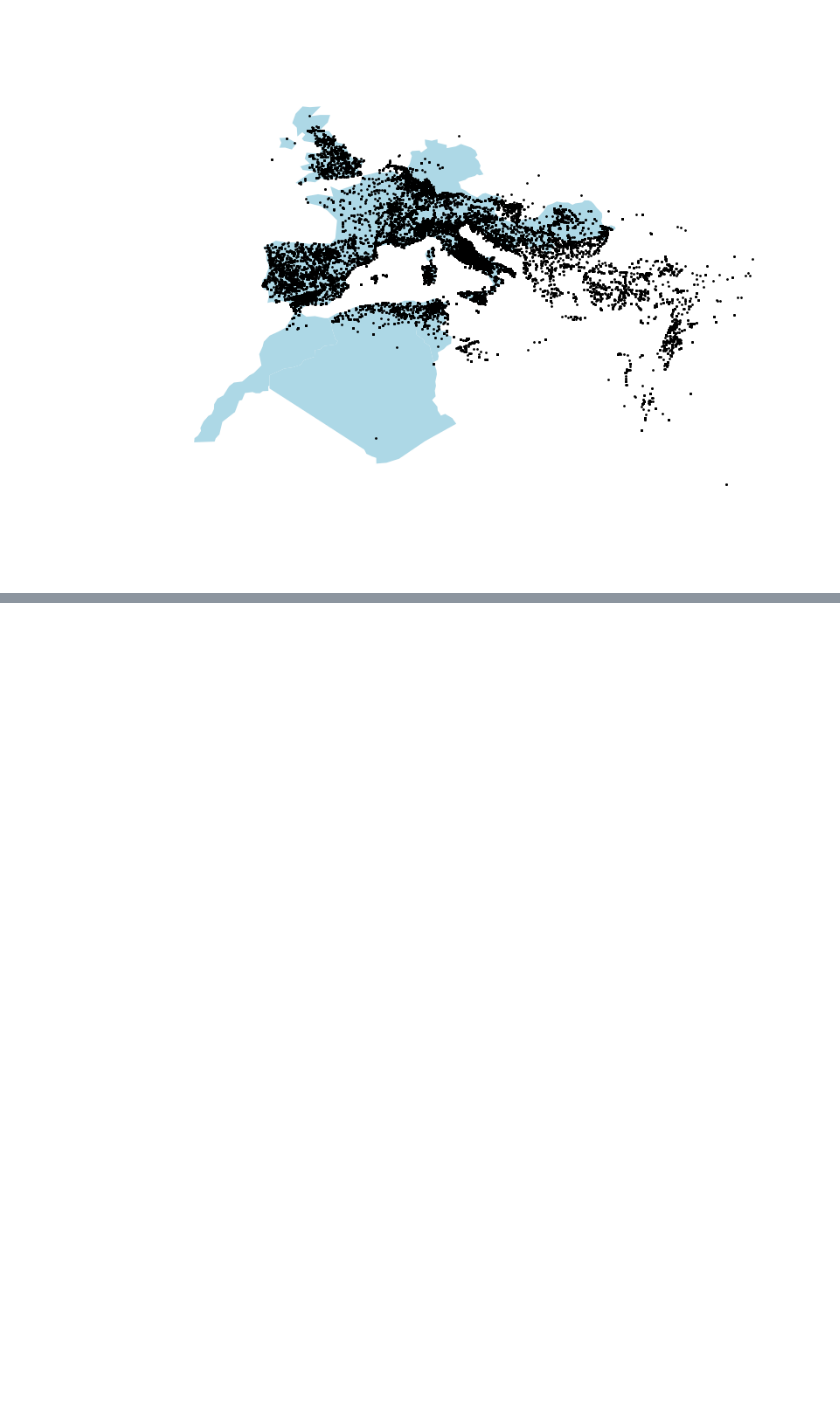
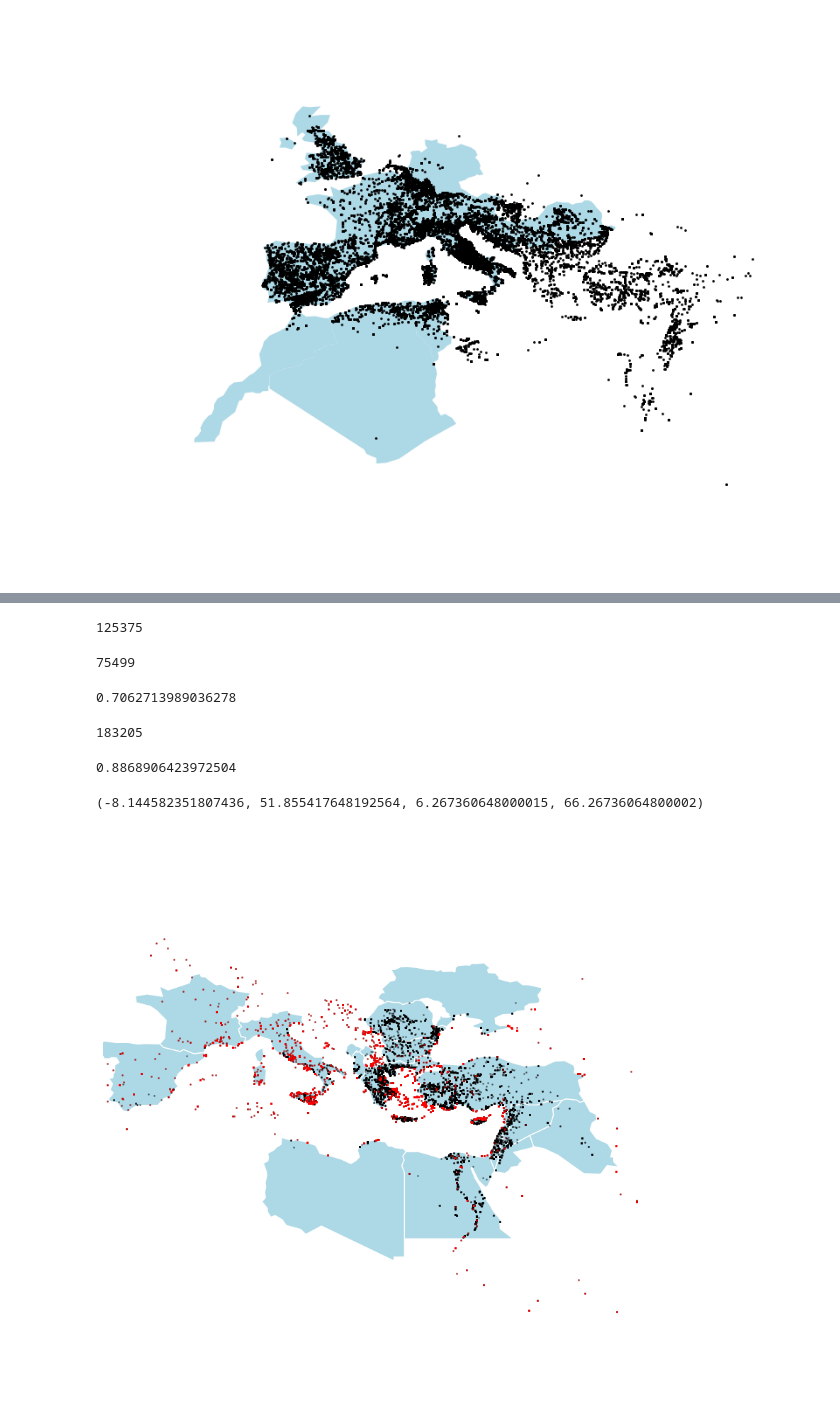
Before and after one commit to kasev/cultura_project, a Jupyter notebook: ancient_mediterranean/inscriptions_by_regions.ipynb, the cells around one changed output, grey strips where cells are left out. Saved outputs shown, nothing was run; the diff lists cells and outputs as text; code cells hidden in the pictures; blank space fills up the shorter version.

Commit message:
inscriptions filtered

```diff
--- a/ancient_mediterranean/inscriptions_by_regions.ipynb
+++ b/ancient_mediterranean/inscriptions_by_regions.ipynb
@@ -256,0 +300,64 @@ ax.axis('off')  # Hide the axis
+# %%
+GIST = gpd.sjoin(GIST, greek_world_gdf, predicate='within', how='left')
+LIST = gpd.sjoin(LIST, latin_world_gdf, predicate='within', how='left')
+# %%
+(LIST["name"]=="Italy").sum()
+# %% [output]
+125375
+# %%
+def filter_by_country_temporal_inclusion(row):
+    try:
+        not_before = row["not_before"]
+        not_after = row["not_after"]
+        if pd.isna(not_before):
+            not_before = float('-inf')
+        if pd.isna(not_after):
+            not_after = float('inf')
+        return (not_before <= row["max_date"]) & (not_after >= row["min_date"])
+    except:
+        return False
+GIST["inscr_greek_world"] = GIST.apply(lambda x: filter_by_country_temporal_inclusion(x), axis=1)
+LIST["inscr_latin_world"] = LIST.apply(lambda x: filter_by_country_temporal_inclusion(x), axis=1)
+# %%
+# how many Greek inscriptions from the Greek World are there?
+GIST["inscr_greek_world"].sum()
+# %% [output]
+75499
+# %%
+# what proportion of GIST inscriptions is from the Greek World covered here?
+GIST["inscr_greek_world"].sum() / len(GIST)
+# %% [output]
+0.7062713989036278
+# %%
+# how many Latin inscriptions from the Latin World are there?
+LIST["inscr_latin_world"].sum()
+# %% [output]
+183205
+# %%
+# what proportion of LIST inscriptions is from the Latin World covered here?
+LIST["inscr_latin_world"].sum() / len(LIST)
+# %% [output]
+0.8868906423972504
+# %%
+fig, ax = plt.subplots(figsize=(10, 10))
+# ax.set_title(region_code)
+
+greek_world_gdf.plot(ax=ax, color="lightblue")
+GIST.plot(ax=ax, markersize=1, color="black", alpha=0.4)
+GIST[~GIST["inscr_greek_world"]].plot(ax=ax, markersize=1, color="red", alpha=0.4)
+
+
+# Calculate the centroid of the region's geometries
+region_centroid = greek_world_gdf.geometry.unary_union.centroid
+# Set the aspect ratio to be equal for a square plot
+ax.set_aspect('equal')
+# Set the map extent based on the region's centroid
+
+n = 30
+ax.set_xlim([region_centroid.x - n, region_centroid.x + n])
+ax.set_ylim([region_centroid.y - n, region_centroid.y + n])
+
+ax.axis('off')  # Hide the axis
+# %% [output]
+(-8.144582351807436, 51.855417648192564, 6.267360648000015, 66.26736064800002)
+[figure, added]
```
Also changed, not shown: parts of 20 cells of this notebook, 4 other files.
